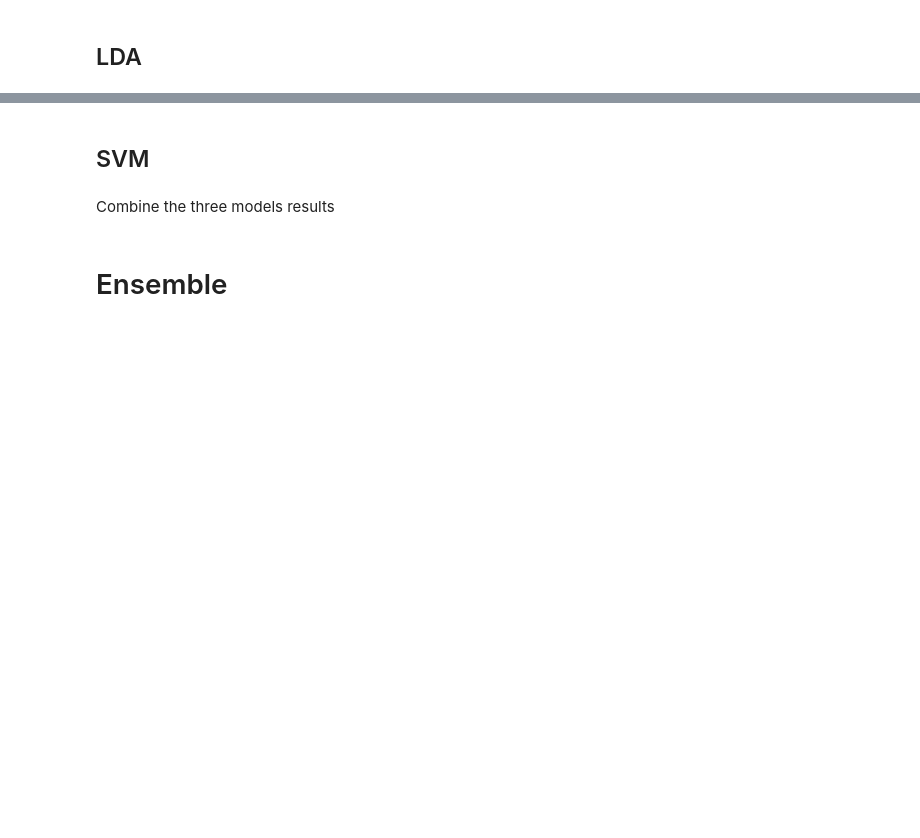
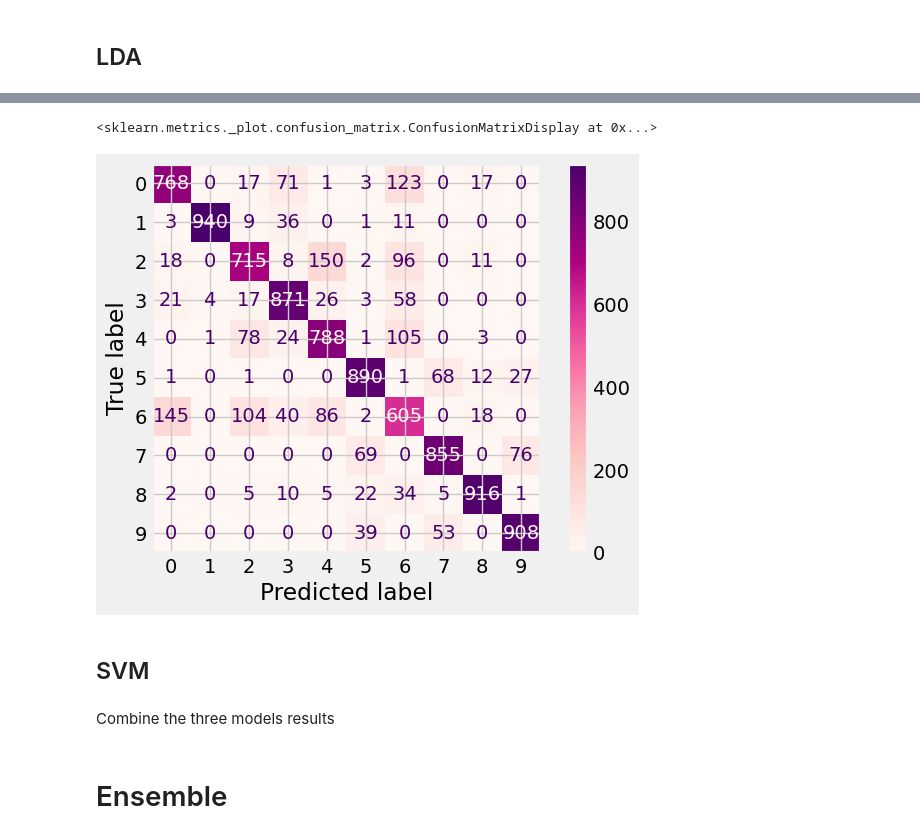
Before and after one commit to kexinz8/fashionMNIST, a Jupyter notebook: stat542_proj_no_preprocess.ipynb, the cells around one changed output, grey strips where cells are left out. Saved outputs shown, nothing was run; the diff lists cells and outputs as text; code cells hidden in the pictures; blank space fills up the shorter version.

```diff
--- a/stat542_proj_no_preprocess.ipynb
+++ b/stat542_proj_no_preprocess.ipynb
@@ -77,3 +120,10 @@ pd.DataFrame(report).transpose()
+# %%
+# plot
+from sklearn.metrics import ConfusionMatrixDisplay
+ConfusionMatrixDisplay.from_predictions(test_labels, lda_pred_y, cmap='RdPu')
+# %% [output]
+<sklearn.metrics._plot.confusion_matrix.ConfusionMatrixDisplay at 0x...>
+[figure, added]
 # %% [markdown]
 ## SVM
 # %%
```
Also changed, not shown: parts of 18 cells of this notebook.
